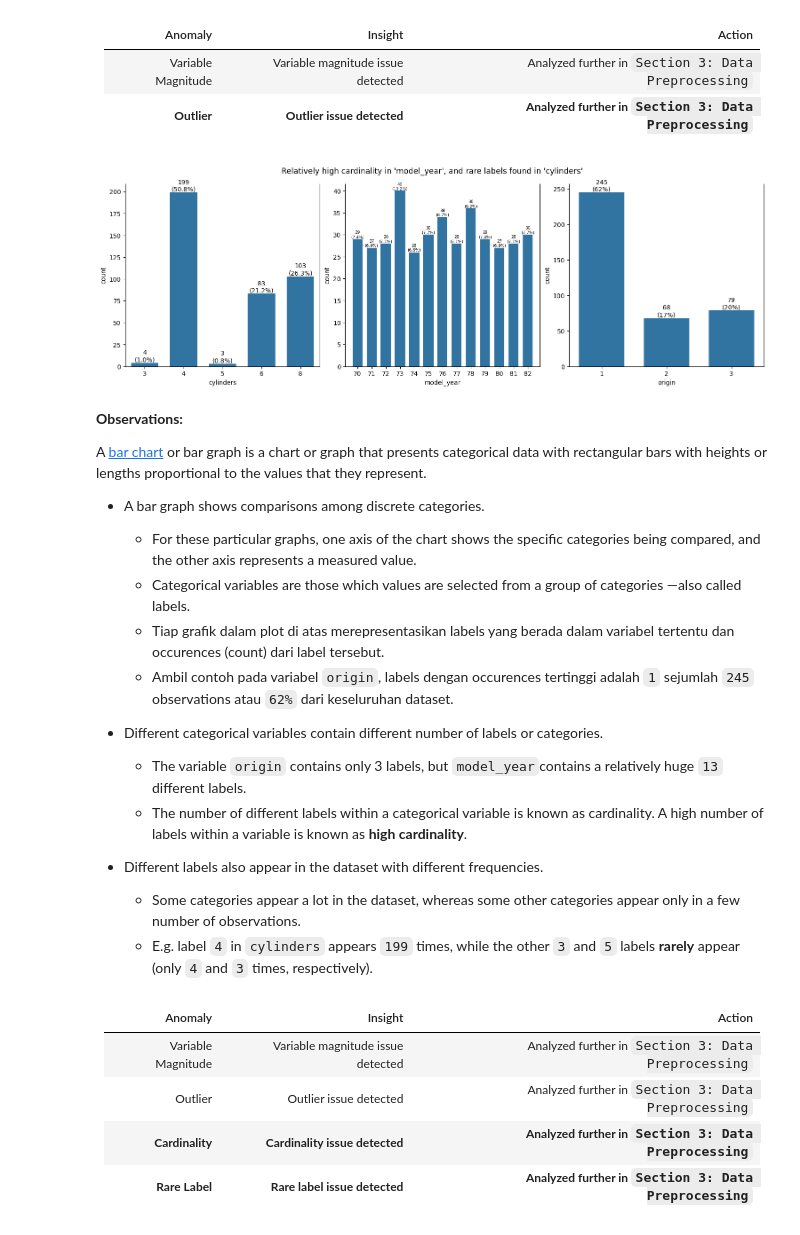
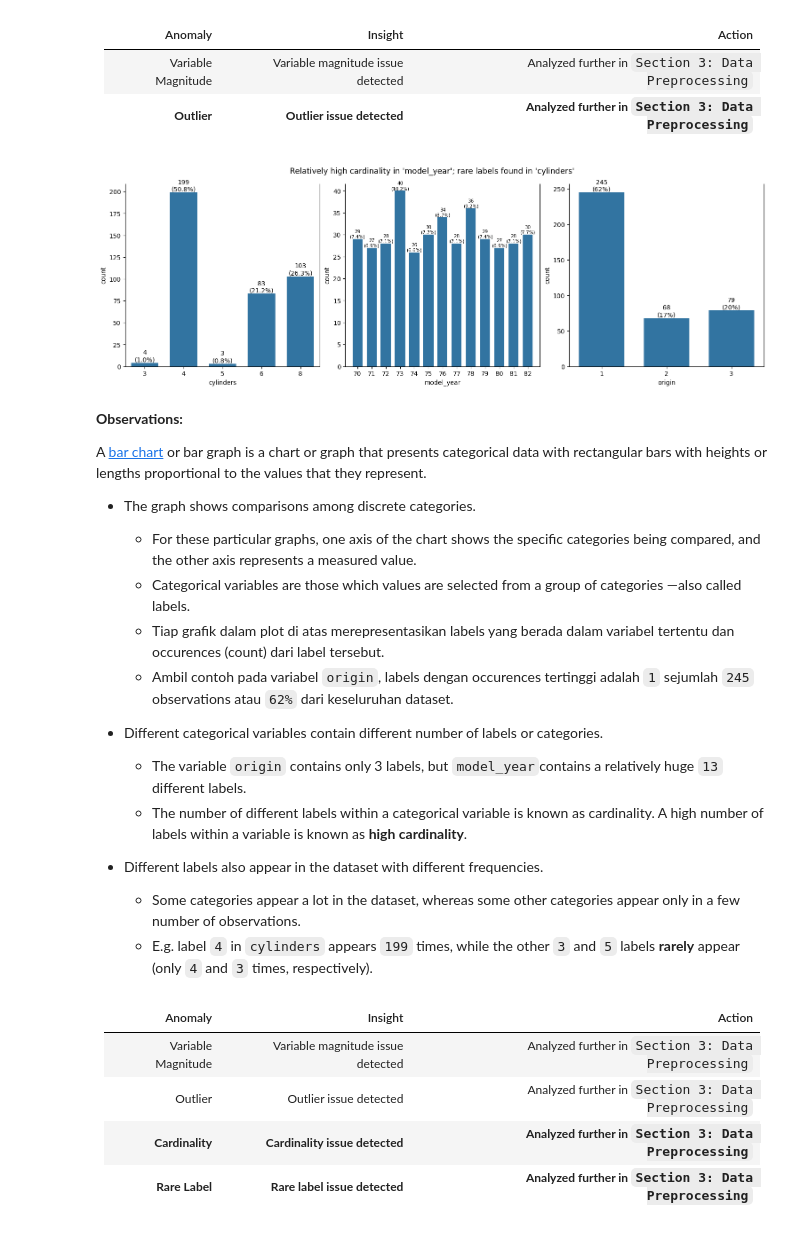
Before and after one commit to garudapaksi-yusuf/Auto_MPG_Prediction, a Jupyter notebook: notebook/__2_data_analysis.ipynb, the cells around one changed output. Drawn from its saved outputs; the diff is of its cells as text; code cells hidden in the pictures.

Commit message:
multivariate categorical

```diff
--- a/notebook/__2_data_analysis.ipynb
+++ b/notebook/__2_data_analysis.ipynb
@@ -93,21 +93,24 @@ data_numerical = data.select_dtypes(include='number')
 
 # create & setup plot figure
 plt.figure(
-    figsize=(15, 7.5),
+    figsize=(10, 7.5),
     layout='constrained'
 )
 plt.suptitle(
-    t="Two variables in dataset with outliers: 'horsepower' and 'acceleration'",
+    t="Two variables in 'Auto MPG' dataset with outliers: 'horsepower' and 'acceleration'",
     size=12.5
 )
+nrows = 2
+ncols = 3
+boxplot_width = 0.5
 
 # create boxplot for each numerical columns
 for count, column in enumerate(iterable=data_numerical):
-    plt.subplot(2, 3, count + 1)
+    plt.subplot(nrows, ncols, count + 1)
     boxplot = sns.boxplot(
         data=data,
         y=column,
-        width=0.5,
+        width=boxplot_width,
         showmeans=True,
         meanline=True
     )
@@ -168,12 +171,14 @@ plt.figure(
     layout='constrained'
 )
 plt.suptitle(
-    t="Relatively high cardinality in 'model_year', and rare labels found in 'cylinders'",
+    t="Relatively high cardinality in 'model_year'; rare labels found in 'cylinders'",
     size=12.5
 )
+nrows = 1
+ncols = 3
 
-def plot_categorical_variable(data=data_categorical, ndigits=None, fontsize=10):
-    """Function to plot categorical variable using customized arguments.
+def plot_univariate_categorical(data=data_categorical, ndigits=None, fontsize=10):
+    """Function to plot univariate categorical variables using customized arguments.
 
     Args:
         data (DataFrame, optional): dataset for plotting. Defaults to data_categorical.
@@ -183,7 +188,7 @@ def plot_categorical_variable(data=data_categorical, ndigits=None, fontsize=10):
     Returns:
         axes: Matplotlib Axes object which encapsulates all the elements of an individual (sub-)plot in a figure.
     """
-    plt.subplot(1, 3, count + 1)
+    plt.subplot(nrows, ncols, count + 1)
 
     barplot_data = pd.concat(
         objs=[data[column].value_counts().sort_index(),
@@ -194,43 +199,43 @@ def plot_categorical_variable(data=data_categorical, ndigits=None, fontsize=10):
     axes = sns.barplot(
         data=barplot_data,
         x=barplot_data.index,
         y="count",
         width=0.7
     )
 
     labels = [f"{round(value.get_height())}\n({round(number=barplot_data.iloc[index, 1], ndigits=ndigits)}%)"
               for index, value in enumerate(axes.containers[0])]
 
     axes.bar_label(
         container=axes.containers[0],
         labels=labels,
         fontsize=fontsize
     )
     axes.spines.top.set_visible(b=False)
 
     return axes
 
 # create bar plot for each categorical variables
 for count, column in enumerate(iterable=data_categorical):
     if column == 'cylinders':
-        plot_categorical_variable(ndigits=1)
+        plot_univariate_categorical(ndigits=1)
 
     elif column == 'model_year':
-        axes = plot_categorical_variable(
+        axes = plot_univariate_categorical(
             ndigits=1,
-            fontsize=6.5
+            fontsize=7.5
         )
         axes.margins(0.04)
 
     else:
-        plot_categorical_variable()
+        plot_univariate_categorical()
 # %% [output]
-[figure, old version]
+[figure, new version]
 # %% [markdown]
 **Observations:**
 
 A [bar chart](https://en.wikipedia.org/wiki/Bar_chart) or bar graph is a chart or graph that presents categorical data with rectangular bars with heights or lengths proportional to the values that they represent.
-* A bar graph shows comparisons among discrete categories.
+* The graph shows comparisons among discrete categories.
     * For these particular graphs, one axis of the chart shows the specific categories being compared, and the other axis represents a measured value.
     * Categorical variables are those which values are selected from a group of categories —also called labels.
     * Tiap grafik dalam plot di atas merepresentasikan labels yang berada dalam variabel tertentu dan occurences (count) dari label tersebut.
```
Also changed, not shown: parts of 10 cells of this notebook, 1 other file.
